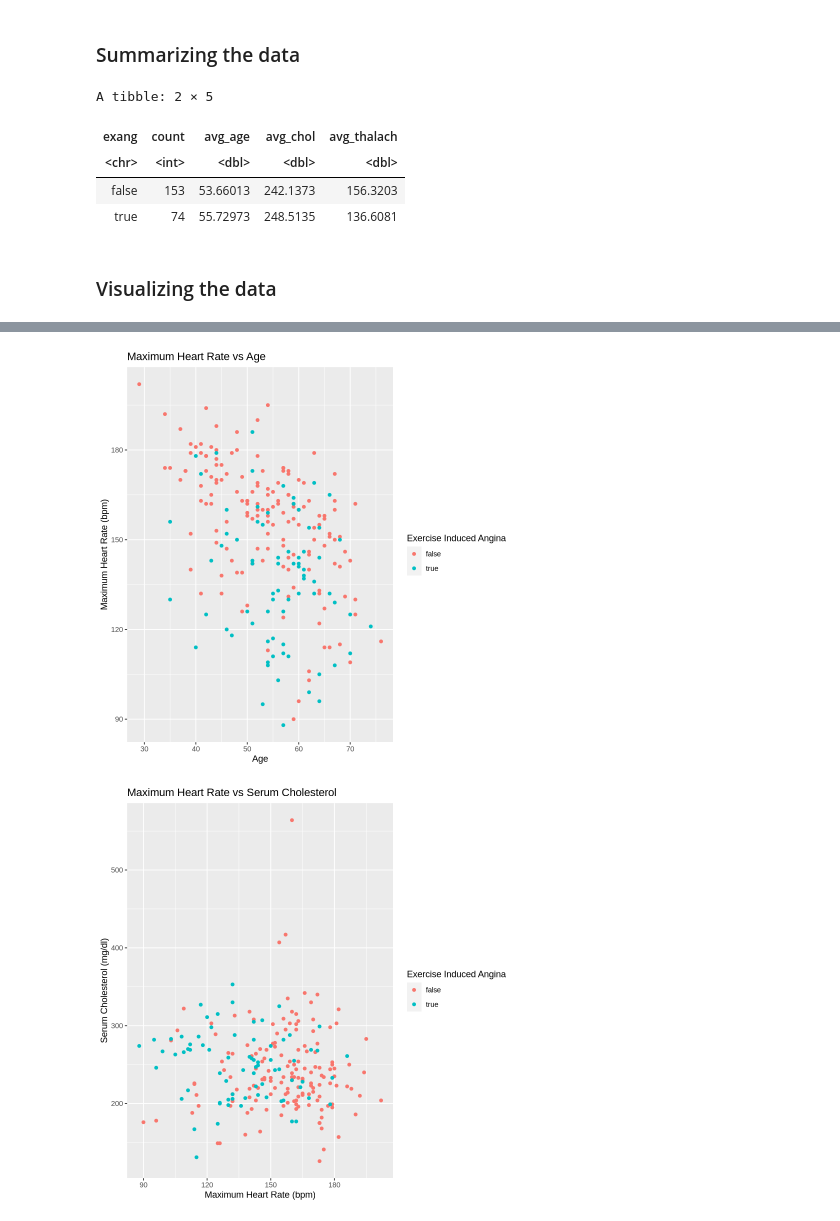
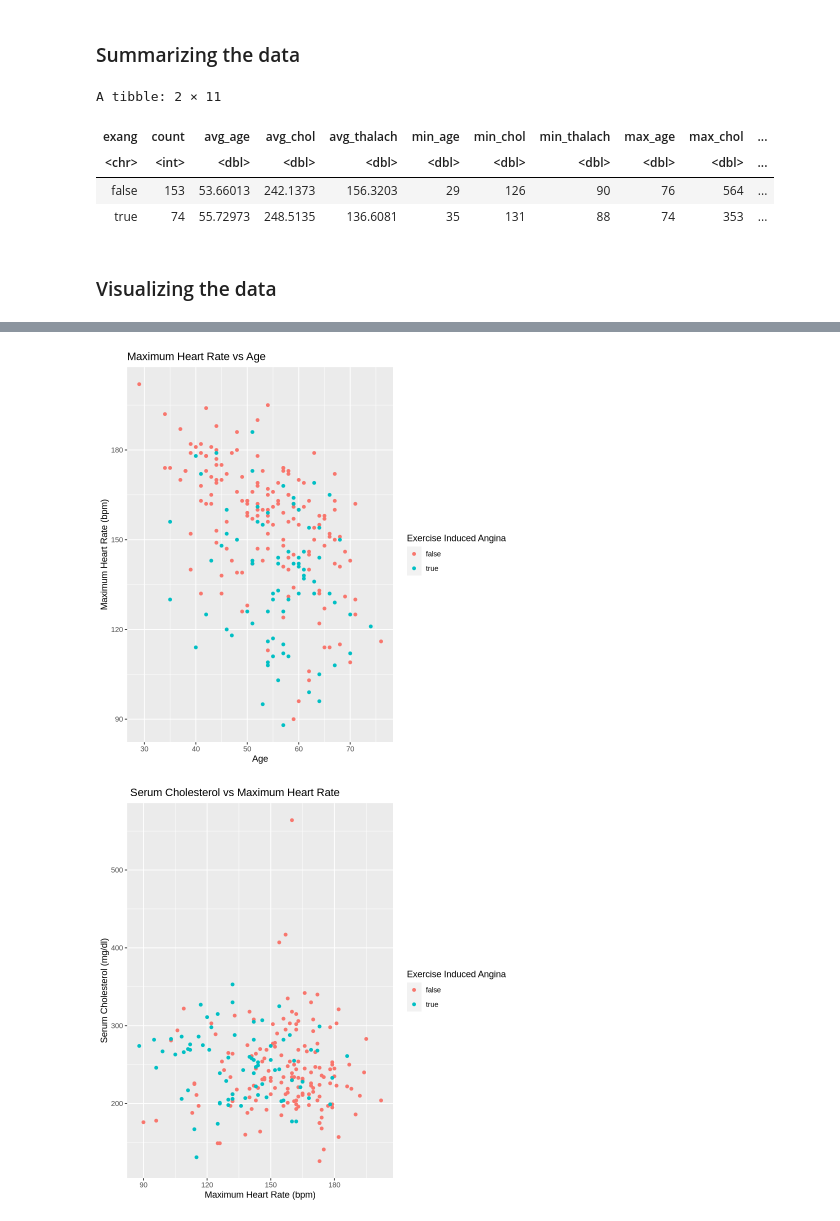
Before and after one commit to kakeysword/dsci100-heart-disease, a Jupyter notebook: group proposal.ipynb, the cells around one changed output, grey strips where cells are left out. Saved outputs shown, nothing was run; the diff lists cells and outputs as text; code cells hidden in the pictures.

```diff
--- a/group proposal.ipynb
+++ b/group proposal.ipynb
@@ -90,55 +90,61 @@ A tibble: 227 × 5
 # %%
 ## Data to see number of occurences of exercise-induced angina
 
-num_cp <- heart_disease_train |>
+sum_heart_disease <- heart_disease_train |>
     group_by(exang) |>
     summarize(count = n(),
-             avg_age = mean(age),         ## age
-             avg_chol = mean(chol),       ## serum cholesterol
-             avg_thalach = mean(thalach)) ## max heart rate
+             avg_age = mean(age),
+             avg_chol = mean(chol),
+             avg_thalach = mean(thalach),
+             min_age = min(age),
+             min_chol = min(chol),
+             min_thalach = min(thalach),
+             max_age = max(age),
+             max_chol = max(chol),
+             max_thalach = max(thalach))
 
-num_cp
+sum_heart_disease
 # %% [output]
-A tibble: 2 × 5
+A tibble: 2 × 11
-| exang | count | avg_age | avg_chol | avg_thalach |
-| <chr> | <int> | <dbl> | <dbl> | <dbl> |
-| false | 153 | 53.66013 | 242.1373 | 156.3203 |
-| true | 74 | 55.72973 | 248.5135 | 136.6081 |
+| exang | count | avg_age | avg_chol | avg_thalach | min_age | min_chol | min_thalach | max_age | max_chol | ... |
+| <chr> | <int> | <dbl> | <dbl> | <dbl> | <dbl> | <dbl> | <dbl> | <dbl> | <dbl> | ... |
+| false | 153 | 53.66013 | 242.1373 | 156.3203 | 29 | 126 | 90 | 76 | 564 | ... |
+| true | 74 | 55.72973 | 248.5135 | 136.6081 | 35 | 131 | 88 | 74 | 353 | ... |
 # %% [markdown]
 ### Visualizing the data
 # %%
 ## Create plots to visualize data
 
 ## Serum Cholesterol vs Age
 chol_age_plot <- heart_disease_train |>
     ggplot(aes(x = age, y = chol, color = exang)) +
     geom_point() +
     labs(x= "Age", y = "Serum Cholesterol (mg/dl)",
          title = "Serum Cholesterol vs Age",
         color = "Exercise Induced Angina")
 chol_age_plot
 
 ## Maximum Heart rate vs Age
 thalach_age_plot <- heart_disease_train |>
     ggplot(aes(x = age, y = thalach, color = exang)) +
     geom_point() +
     labs(x= "Age", y = "Maximum Heart Rate (bpm)",
          title = "Maximum Heart Rate vs Age",
         color = "Exercise Induced Angina")
 thalach_age_plot
 
 ## Serum Cholesterol vs Maximum Heart rate
 chol_thalach_plot <- heart_disease_train |>
     ggplot(aes(x = thalach, y = chol, color = exang)) +
     geom_point() +
     labs(x= "Maximum Heart Rate (bpm)", y = "Serum Cholesterol (mg/dl)",
-         title = "Maximum Heart Rate vs Serum Cholesterol",
+         title = " Serum Cholesterol vs Maximum Heart Rate",
         color = "Exercise Induced Angina")
 chol_thalach_plot
 # %% [output]
 [figure]
 [figure]
-[figure, old version]
+[figure, new version]
 # %% [markdown]
 ## Methods
 After loading in the necessary libraries, we loaded in the `cleve.mod` data set from the Heart Disease Database, which contains data taken from patients at the Cleveland Clinic in Cleveland Ohio.
```
Also changed, not shown: parts of 3 cells of this notebook.
